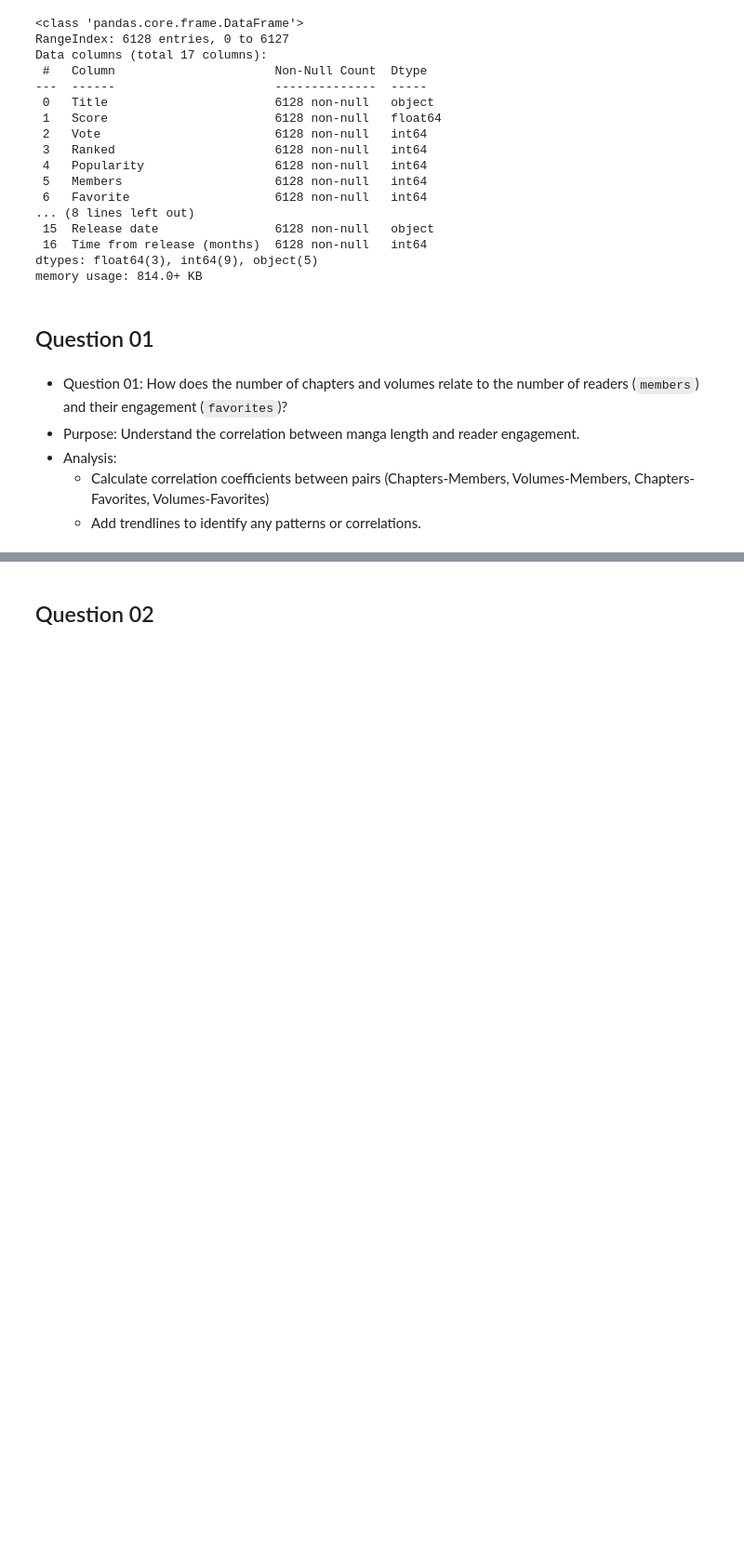
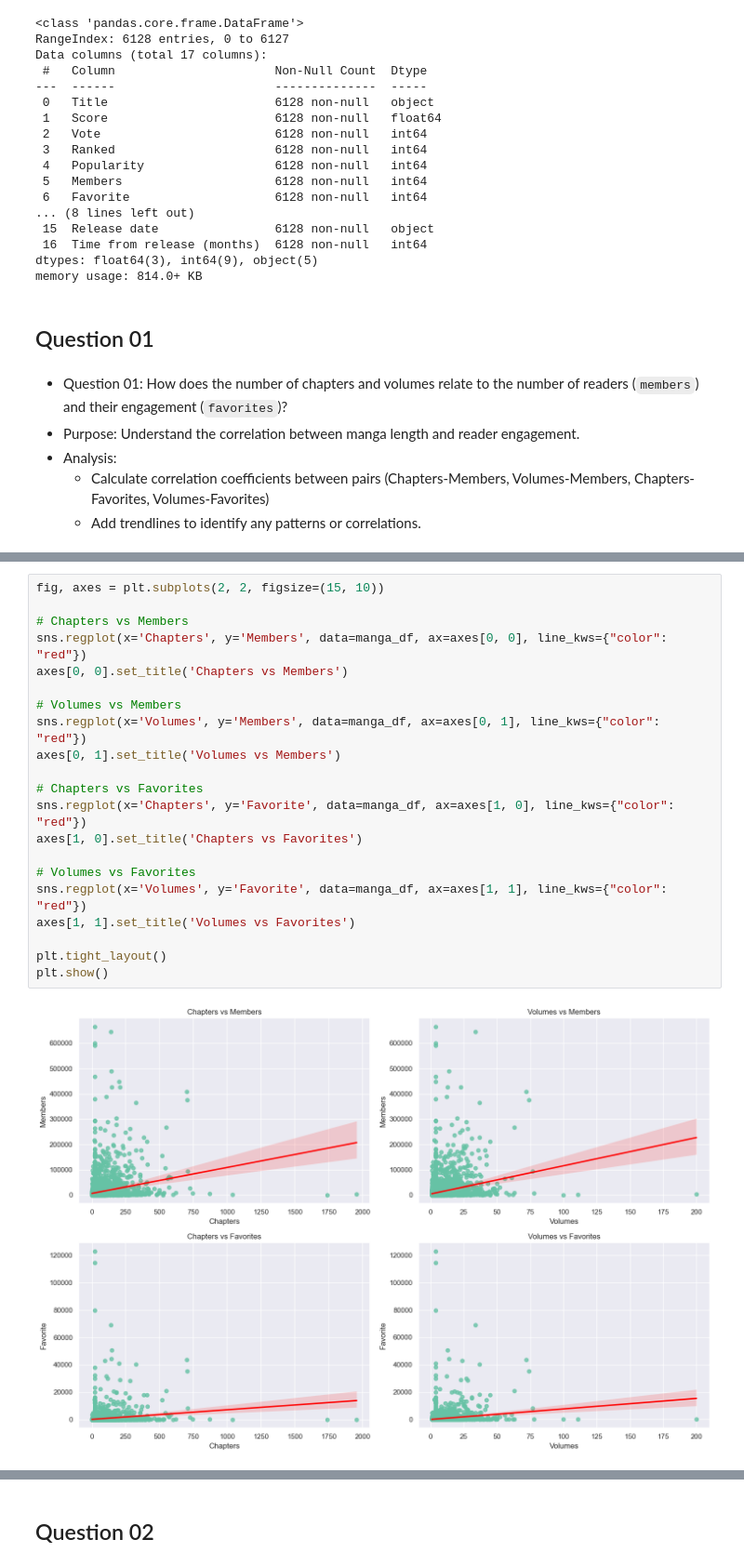
Before and after one commit to duongtruongbinh/IntroDS_FinalProject, a Jupyter notebook: src/Asking_Questions_and_Analyzing.ipynb, the cells around one changed output, grey strips where cells are left out. Shown at 93% size. Drawn from its saved outputs; the diff is of its cells as text; blank space fills up the shorter version.

```diff
--- a/src/Asking_Questions_and_Analyzing.ipynb
+++ b/src/Asking_Questions_and_Analyzing.ipynb
@@ -108,0 +83,23 @@ plt.show()
+# %%
+fig, axes = plt.subplots(2, 2, figsize=(15, 10))
+
+# Chapters vs Members
+sns.regplot(x='Chapters', y='Members', data=manga_df, ax=axes[0, 0], line_kws={"color": "red"})
+axes[0, 0].set_title('Chapters vs Members')
+
+# Volumes vs Members
+sns.regplot(x='Volumes', y='Members', data=manga_df, ax=axes[0, 1], line_kws={"color": "red"})
+axes[0, 1].set_title('Volumes vs Members')
+
+# Chapters vs Favorites
+sns.regplot(x='Chapters', y='Favorite', data=manga_df, ax=axes[1, 0], line_kws={"color": "red"})
+axes[1, 0].set_title('Chapters vs Favorites')
+
+# Volumes vs Favorites
+sns.regplot(x='Volumes', y='Favorite', data=manga_df, ax=axes[1, 1], line_kws={"color": "red"})
+axes[1, 1].set_title('Volumes vs Favorites')
+
+plt.tight_layout()
+plt.show()
+# %% [output]
+[figure, added]
```
Also changed, not shown: parts of 21 cells of this notebook.
